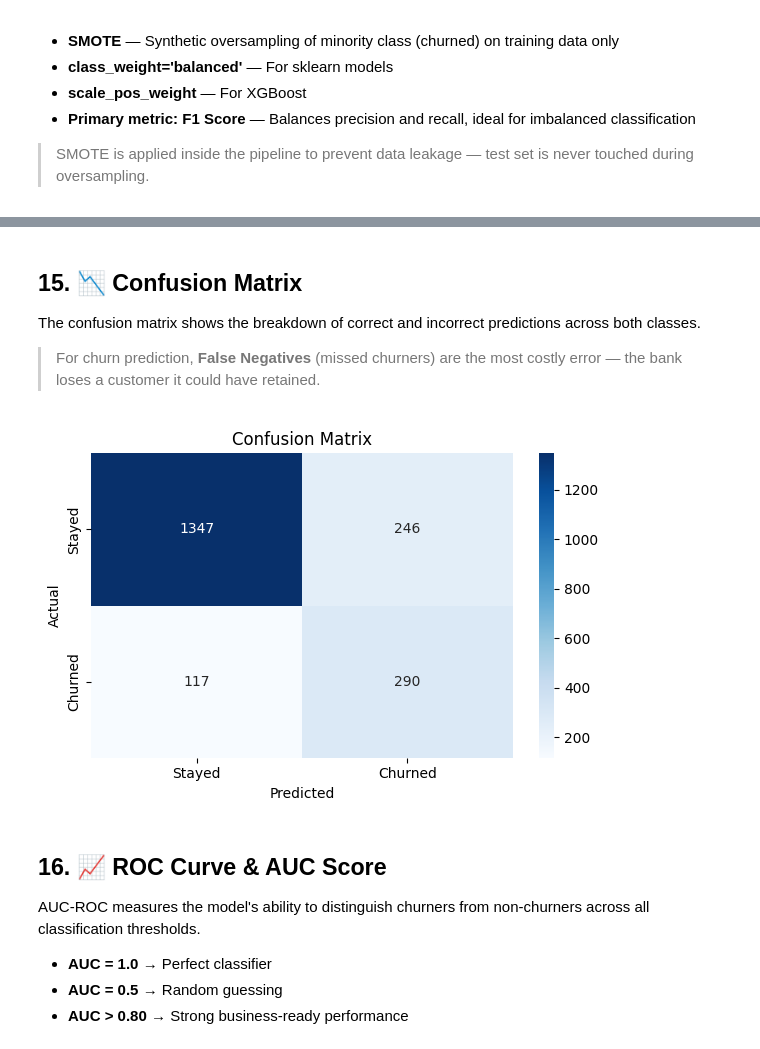
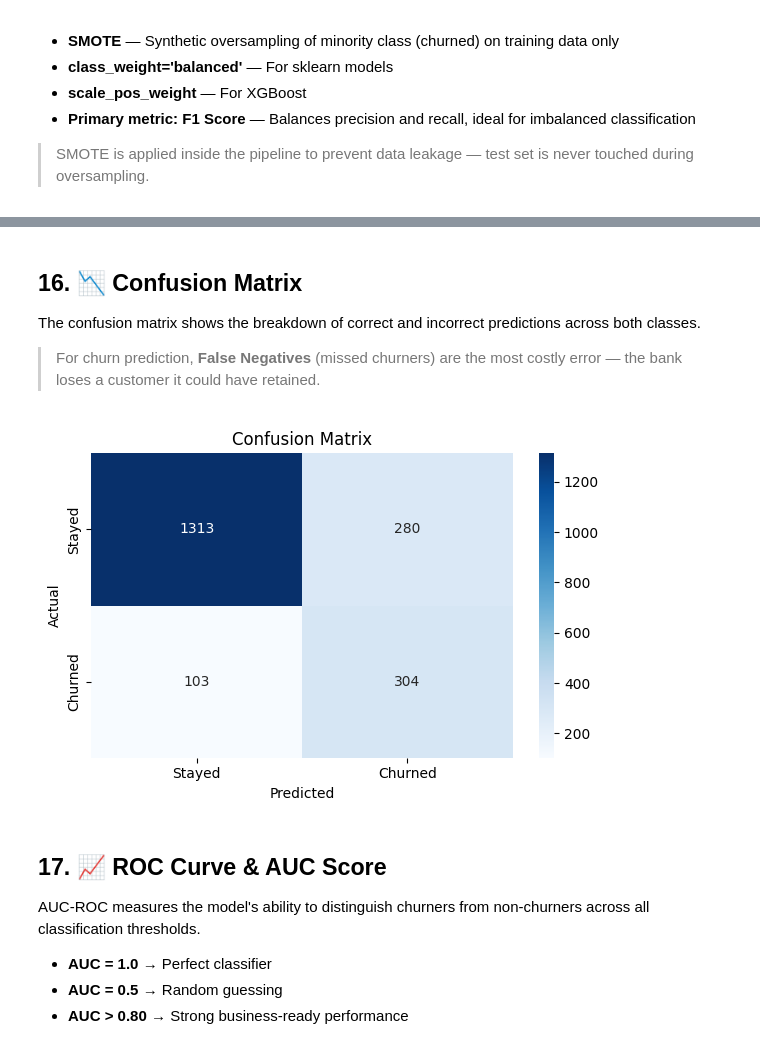
Before and after one commit to Zainch032/bank-churn-predictor, a Jupyter notebook: notebook/bank_churn.ipynb, the cells around one changed output, grey strips where cells are left out. Cells and saved outputs as stored; diff of their text form; code cells hidden in the pictures.

```diff
--- a/notebook/bank_churn.ipynb
+++ b/notebook/bank_churn.ipynb
@@ -512,0 +558,33 @@ weighted avg       0.84      0.82      0.83      2000
+# %%
+CLV, CAMPAIGN_COST, SAVE_RATE = 5000, 10, 0.30
+MAX_CONTACT_RATE = 0.30
+
+n = len(y_test)
+thresholds = np.arange(0.05, 0.95, 0.01)
+costs, contact_rates = [], []
+
+for t in thresholds:
+    yp = (y_prob >= t).astype(int)
+    tn = ((yp==0)&(y_test==0)).sum()
+    fp = ((yp==1)&(y_test==0)).sum()
+    fn = ((yp==0)&(y_test==1)).sum()
+    tp = ((yp==1)&(y_test==1)).sum()
+
+    contact_rates.append((tp + fp) / n)
+    costs.append(fn*CLV + (tp+fp)*CAMPAIGN_COST - tp*SAVE_RATE*CLV)
+
+costs, contact_rates = np.array(costs), np.array(contact_rates)
+feasible = contact_rates <= MAX_CONTACT_RATE
+best_idx = np.where(feasible)[0][costs[feasible].argmin()]
+best_cost_t = thresholds[best_idx]
+
+y_pred_cost = (y_prob >= best_cost_t).astype(int)
+
+print(f"Cost-optimal threshold: {best_cost_t:.3f}")
+print(f"Customers contacted:    {contact_rates[best_idx]:.1%} of test set")
+print(f"Recall:    {recall_score(y_test, y_pred_cost):.4f}")
+print(f"Precision: {precision_score(y_test, y_pred_cost):.4f}")
+print(f"F1:        {f1_score(y_test, y_pred_cost):.4f}")
+print(f"Est. net cost: ${costs[best_idx]:,.0f}")
+print()
+print(classification_report(y_test, y_pred_cost, target_names=["Stayed", "Churned"]))
@@ -513,24 +607,24 @@ weighted avg       0.84      0.82      0.83      2000
 # %% [markdown]
-## 15. 📉 Confusion Matrix
+## 16. 📉 Confusion Matrix
 
 The confusion matrix shows the breakdown of correct and incorrect predictions across both classes.
 
 > For churn prediction, **False Negatives** (missed churners) are the most costly error — the bank loses a customer it could have retained.
 # %%
-cm = confusion_matrix(y_test, y_pred)
+cm = confusion_matrix(y_test, y_pred_cost)
 plt.figure(figsize=(6, 4))
 sns.heatmap(cm, annot=True, fmt='d', cmap='Blues',
             xticklabels=['Stayed', 'Churned'],
             yticklabels=['Stayed', 'Churned'])
 plt.title('Confusion Matrix')
 plt.ylabel('Actual')
 plt.xlabel('Predicted')
 plt.tight_layout()
 plt.show()
 # %% [output]
-[figure, old version]
+[figure, new version]
 # %% [markdown]
-## 16. 📈 ROC Curve & AUC Score
+## 17. 📈 ROC Curve & AUC Score
 
 AUC-ROC measures the model's ability to distinguish churners from non-churners across all classification thresholds.
 - **AUC = 1.0** → Perfect classifier
```
Also changed, not shown: parts of 17 cells of this notebook, 4 other files.
